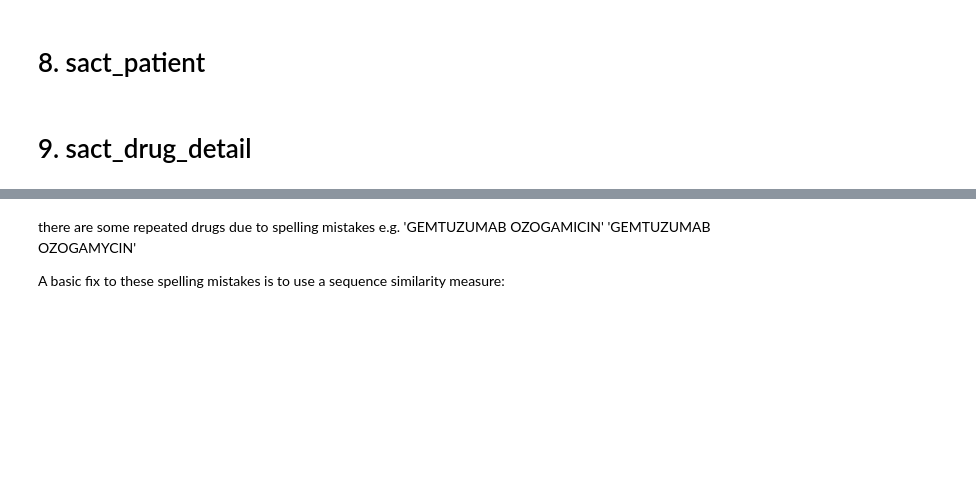
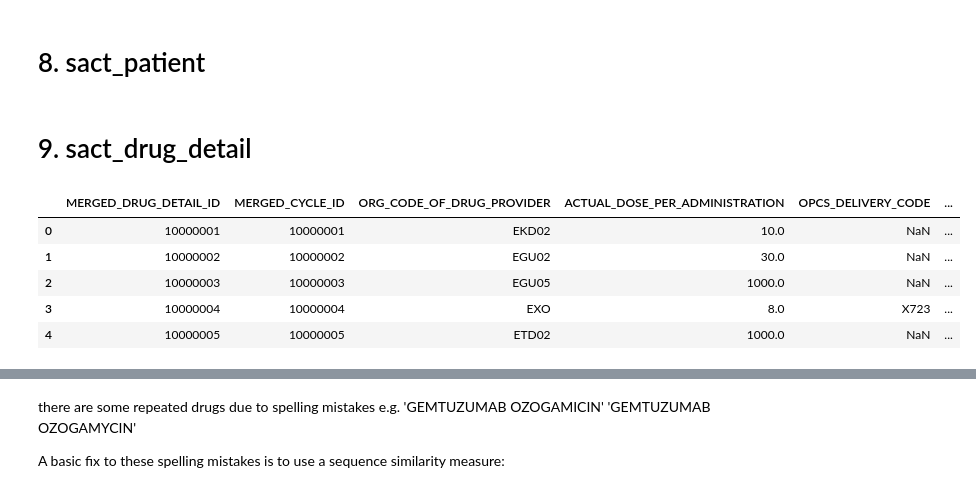
Before and after one commit to UCL-simulacrum/EDA, a Jupyter notebook: cancerdata_EDA.ipynb, the cells around one changed output, grey strips where cells are left out. Cells and saved outputs as stored; diff of their text form; code cells hidden in the pictures; blank space fills up the shorter version.

```diff
--- a/cancerdata_EDA.ipynb
+++ b/cancerdata_EDA.ipynb
@@ -400,8 +374,15 @@ print('shape ',sact_patient.shape)
 # %% [markdown]
 # 9. sact_drug_detail
 # %%
-drug_detail = pd.read_csv('simulacrum_release_v1.1.0/sim_sact_drug_detail.csv')
+drug_detail = pd.read_csv('../simulacrum_release_v1.1.0/sim_sact_drug_detail.csv')
 display(drug_detail.head())
+# %% [output]
+|  | MERGED_DRUG_DETAIL_ID | MERGED_CYCLE_ID | ORG_CODE_OF_DRUG_PROVIDER | ACTUAL_DOSE_PER_ADMINISTRATION | OPCS_DELIVERY_CODE | ... |
+| 0 | 10000001 | 10000001 | EKD02 | 10.0 | NaN | ... |
+| 1 | 10000002 | 10000002 | EGU02 | 30.0 | NaN | ... |
+| 2 | 10000003 | 10000003 | EGU05 | 1000.0 | NaN | ... |
+| 3 | 10000004 | 10000004 | EXO | 8.0 | X723 | ... |
+| 4 | 10000005 | 10000005 | ETD02 | 1000.0 | NaN | ... |
 # %%
 drugs = drug_detail['DRUG_GROUP'].unique()
 sorted(drugs)
```
Also changed, not shown: parts of 21 cells of this notebook, 2 other files.
